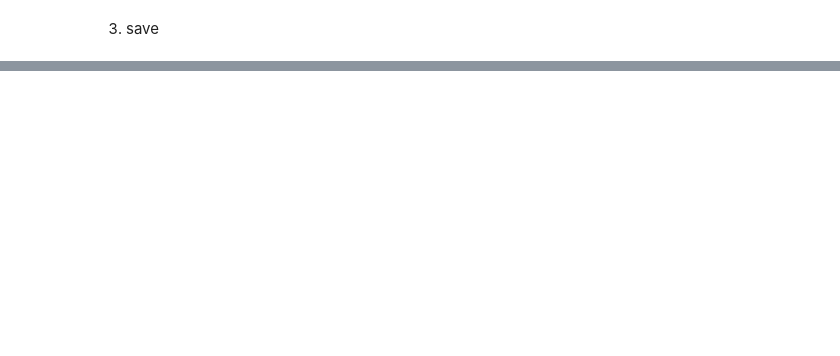
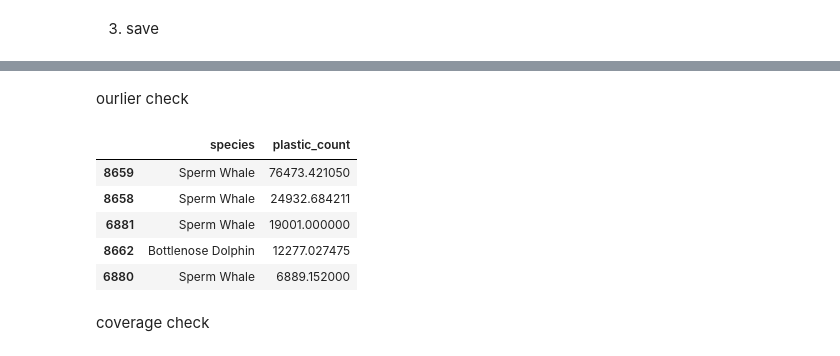
Before and after one commit to Sarah-Jane85/Source_to_Sea, a Jupyter notebook: Notebooks/01_data_cleaning.ipynb, the cells around one changed output, grey strips where cells are left out. Cells and saved outputs as stored; diff of their text form; code cells hidden in the pictures; blank space fills up the shorter version.

```diff
--- a/Notebooks/01_data_cleaning.ipynb
+++ b/Notebooks/01_data_cleaning.ipynb
@@ -1520,0 +1704,13 @@ display(df_rivers.head())
+# %% [markdown]
+ourlier check
+# %%
+species.nlargest(5, "plastic_count")[["species", "plastic_count"]]
+# %% [output]
+|  | species | plastic_count |
+| 8659 | Sperm Whale | 76473.421050 |
+| 8658 | Sperm Whale | 24932.684211 |
+| 6881 | Sperm Whale | 19001.000000 |
+| 8662 | Bottlenose Dolphin | 12277.027475 |
+| 6880 | Sperm Whale | 6889.152000 |
+# %% [markdown]
+coverage check
```
Also changed, not shown: parts of 24 cells of this notebook, 3 other files.
